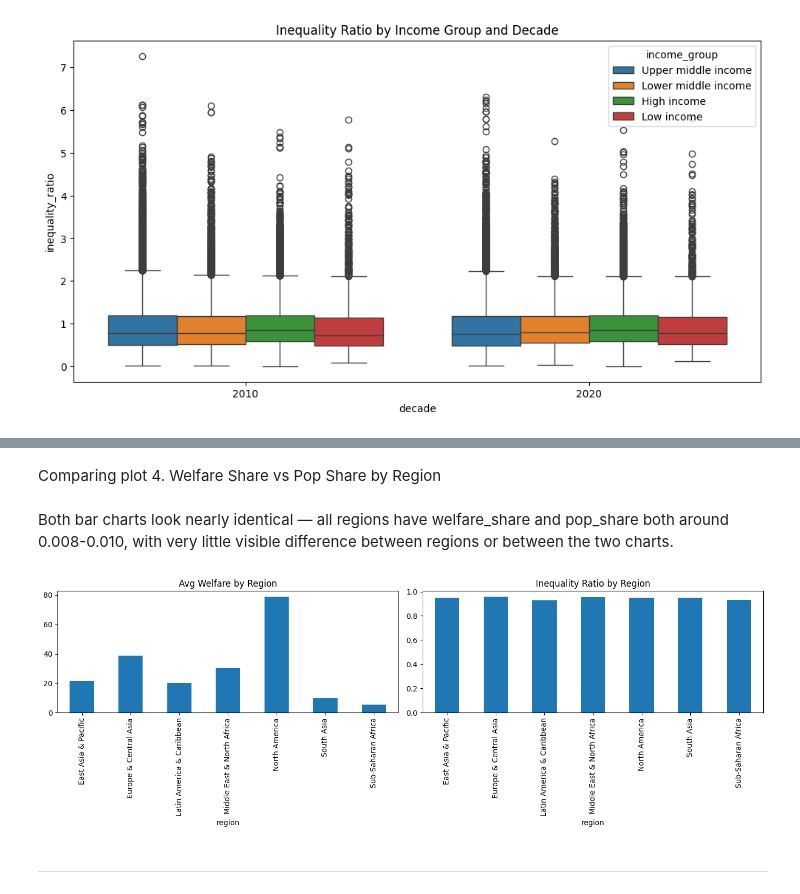
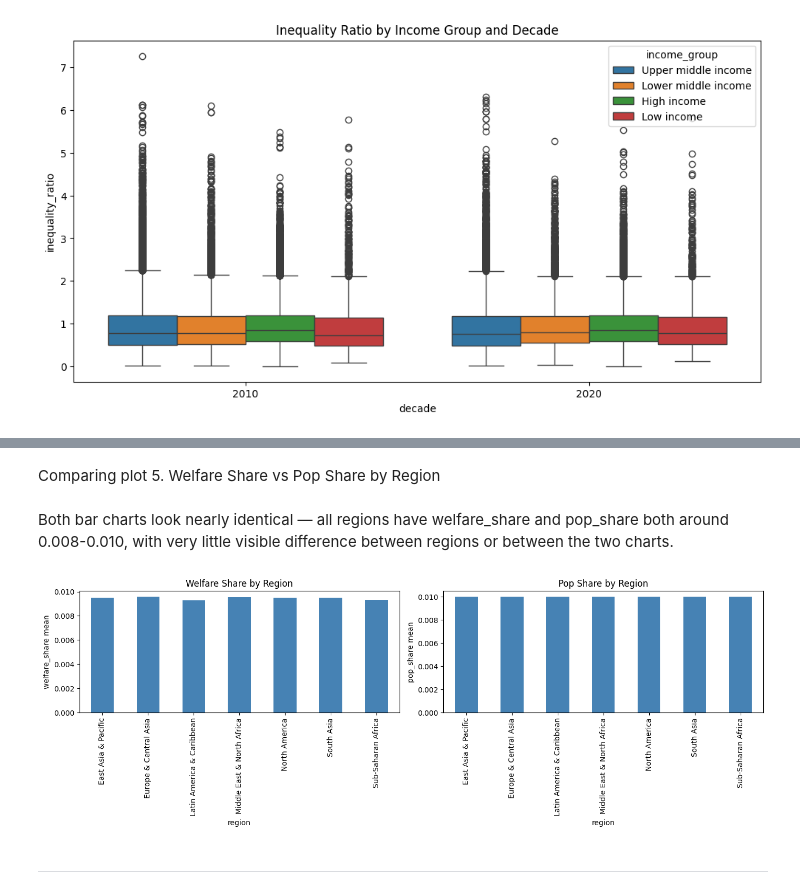
Before and after one commit to Nerneri/World_bank_PIP_analysis, a Jupyter notebook: Poverty_And_Inequality_Platform_(PIP).ipynb, the cells around one changed output, grey strips where cells are left out. Drawn from its saved outputs; the diff is of its cells as text; code cells hidden in the pictures.

```diff
--- a/Poverty_And_Inequality_Platform_(PIP).ipynb
+++ b/Poverty_And_Inequality_Platform_(PIP).ipynb
@@ -574,15 +584,26 @@ plt.show()
 # %% [markdown]
-Comparing plot 4. Welfare Share vs Pop Share by Region
+Comparing plot 5. Welfare Share vs Pop Share by Region
 # %% [markdown]
 Both bar charts look nearly identical — all regions have welfare_share and pop_share both around 0.008-0.010, with very little visible difference between regions or between the two charts.
 # %%
 fig, (ax1, ax2) = plt.subplots(1, 2, figsize=(14, 5))
-data_PIP_wregion.groupby('region')['avg_welfare'].mean().plot(kind='bar', ax=ax1, title='Avg Welfare by Region')
-data_PIP_wregion.groupby('region')['inequality_ratio'].mean().plot(kind='bar', ax=ax2, title='Inequality Ratio by Region')
+
+data_PIP_wregion.groupby('region')['welfare_share'].mean().plot(
+    kind='bar', ax=ax1, title='Welfare Share by Region', color='steelblue'
+)
+data_PIP_wregion.groupby('region')['pop_share'].mean().plot(
+    kind='bar', ax=ax2, title='Pop Share by Region', color='steelblue'
+)
+
+ax1.set_xlabel('region')
+ax1.set_ylabel('welfare_share mean')
+ax2.set_xlabel('region')
+ax2.set_ylabel('pop_share mean')
+
 plt.tight_layout()
 plt.show()
 # %% [output]
-[figure, old version]
+[figure, new version]
 # %% [markdown]
 
 
```
Also changed, not shown: parts of 15 cells of this notebook.
